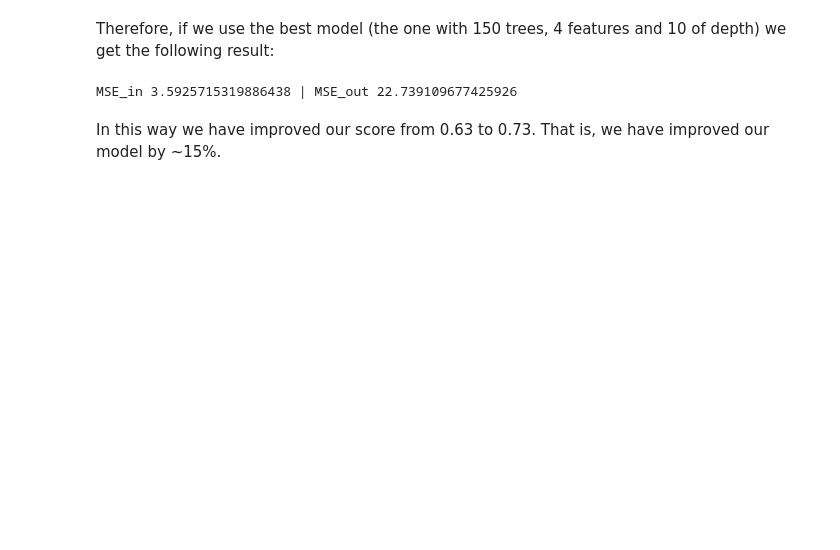
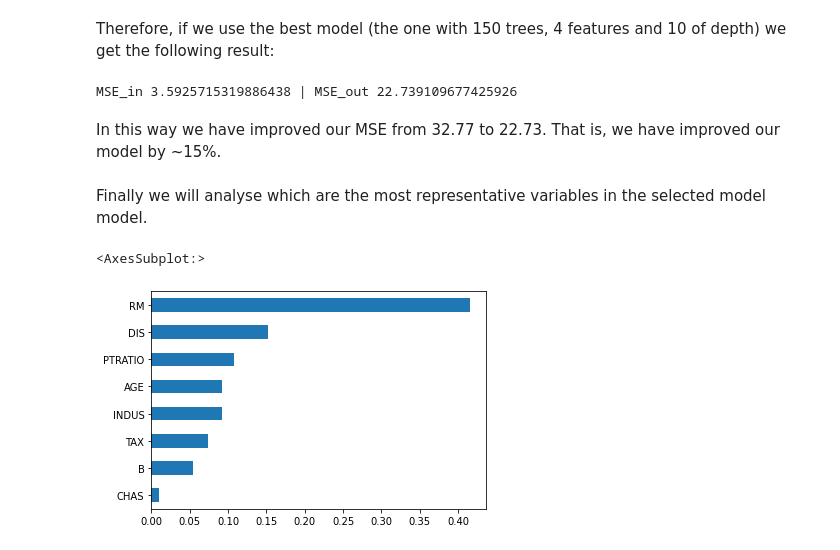
Before and after one commit to joseb061/Master-projects, a Jupyter notebook: R&I/Boston_project/analysis.ipynb, the cells around one changed output. Drawn from its saved outputs; the diff is of its cells as text; code cells hidden in the pictures; blank space fills up the shorter version.

```diff
--- a/R&I/Boston_project/analysis.ipynb
+++ b/R&I/Boston_project/analysis.ipynb
@@ -813,4 +800,13 @@ predctions =  last_model(last_RF_model, X_train, y_train, X_test, y_test )
 # %% [output]
 MSE_in 3.5925715319886438 | MSE_out 22.739109677425926
 # %% [markdown]
-In this way we have improved our score from 0.63 to 0.73. That is, we have improved our model by ~15%.
+In this way we have improved our MSE from 32.77 to 22.73. That is, we have improved our model by ~15%.
+# %% [markdown]
+Finally we will analyse which are the most representative variables in the selected model model.
+# %%
+tree = RandomForestRegressor(max_depth=10, n_estimators=150, max_features=4).fit(X_train, y_train)
+importances = pd.Series(tree.feature_importances_, index=df4.columns[df4.columns != 'MEDV'] )
+importances.sort_values(ascending=True).plot(kind="barh")
+# %% [output]
+<AxesSubplot:>
+[figure, added]
```
Also changed, not shown: parts of 6 cells of this notebook, 1 other file.
